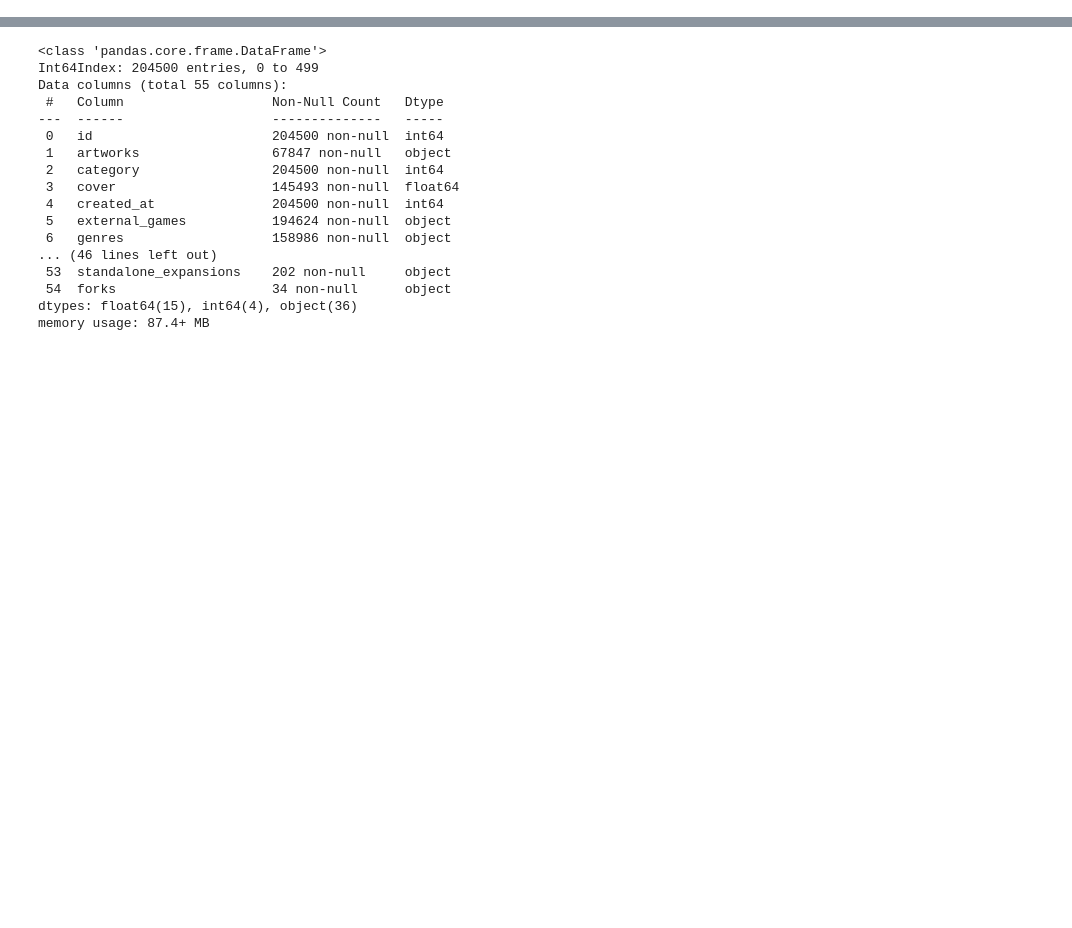
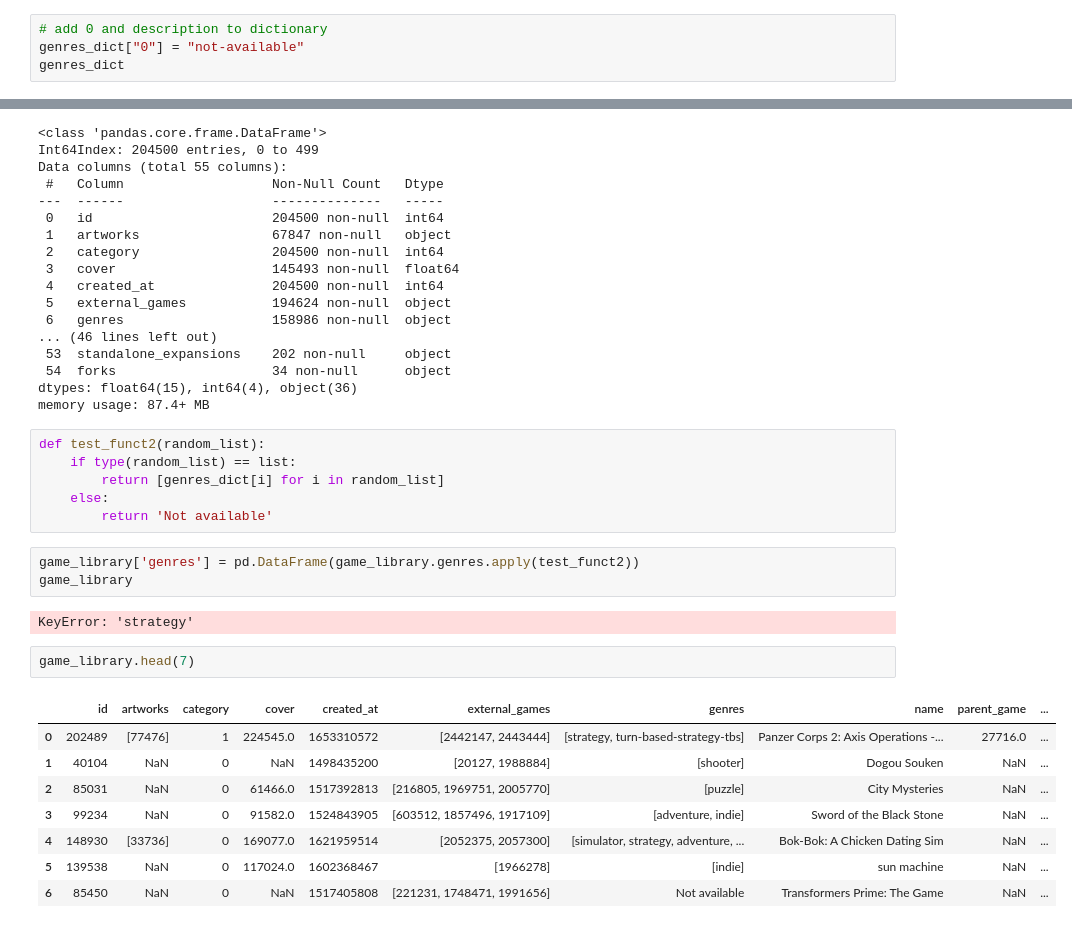
Before and after one commit to MrEnigmamgine/Videogame-Capstone_fork, a Jupyter notebook: jarrid_workbook.ipynb, the cells around one changed output, grey strips where cells are left out. Cells and saved outputs as stored; diff of their text form; blank space fills up the shorter version.

Commit message:
more lines of code preparing data

```diff
--- a/jarrid_workbook.ipynb
+++ b/jarrid_workbook.ipynb
@@ -1120,3 +1168,7 @@ genres_dict
  34: 'visual-novel',
  35: 'card-and-board-game',
  36: 'moba'}
+# %%
+# add 0 and description to dictionary
+genres_dict["0"] = "not-available"
+genres_dict
@@ -1185,3 +1259,25 @@ Data columns (total 55 columns):
  54  forks                    34 non-null      object
 dtypes: float64(15), int64(4), object(36)
 memory usage: 87.4+ MB
+# %%
+def test_funct2(random_list):
+    if type(random_list) == list:
+        return [genres_dict[i] for i in random_list]
+    else:
+        return 'Not available'
+# %%
+game_library['genres'] = pd.DataFrame(game_library.genres.apply(test_funct2))
+game_library
+# %% [output]
+KeyError: 'strategy'
+# %%
+game_library.head(7)
+# %% [output]
+|  | id | artworks | category | cover | created_at | external_games | genres | name | parent_game | ... |
+| 0 | 202489 | [77476] | 1 | 224545.0 | 1653310572 | [2442147, 2443444] | [strategy, turn-based-strategy-tbs] | Panzer Corps 2: Axis Operations -... | 27716.0 | ... |
+| 1 | 40104 | NaN | 0 | NaN | 1498435200 | [20127, 1988884] | [shooter] | Dogou Souken | NaN | ... |
+| 2 | 85031 | NaN | 0 | 61466.0 | 1517392813 | [216805, 1969751, 2005770] | [puzzle] | City Mysteries | NaN | ... |
+| 3 | 99234 | NaN | 0 | 91582.0 | 1524843905 | [603512, 1857496, 1917109] | [adventure, indie] | Sword of the Black Stone | NaN | ... |
+| 4 | 148930 | [33736] | 0 | 169077.0 | 1621959514 | [2052375, 2057300] | [simulator, strategy, adventure, ... | Bok-Bok: A Chicken Dating Sim | NaN | ... |
+| 5 | 139538 | NaN | 0 | 117024.0 | 1602368467 | [1966278] | [indie] | sun machine | NaN | ... |
+| 6 | 85450 | NaN | 0 | NaN | 1517405808 | [221231, 1748471, 1991656] | Not available | Transformers Prime: The Game | NaN | ... |
```
Also changed, not shown: parts of 17 cells of this notebook.
